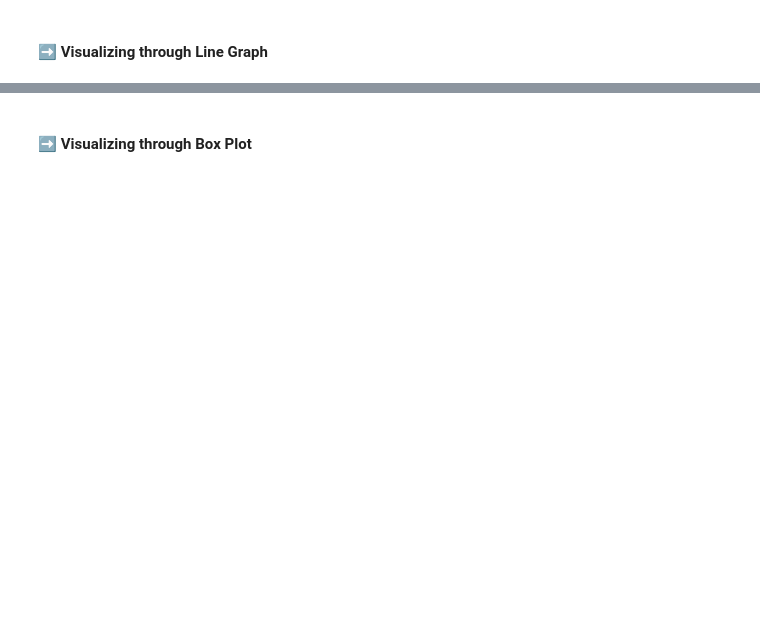
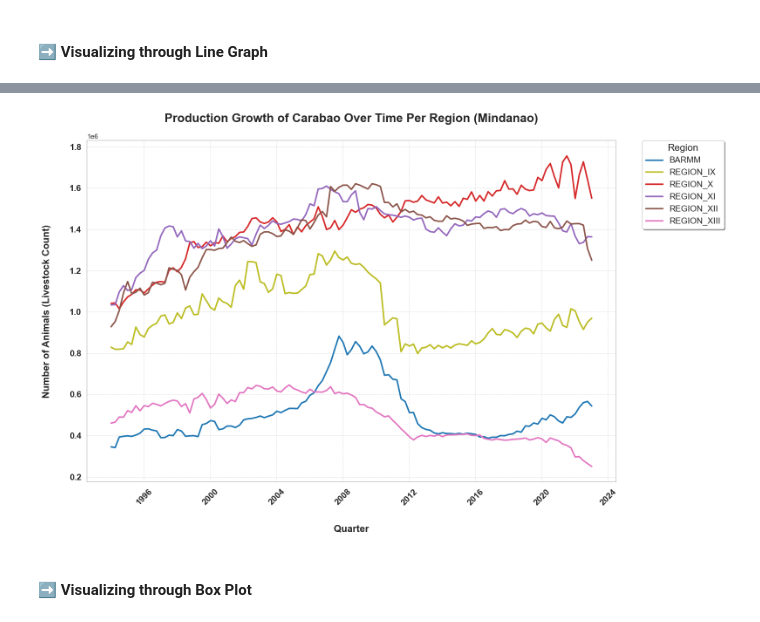
Before and after one commit to alpacaShiro/Livestock_Lifelines, a Jupyter notebook: Group2_4CSC_LivestockLifelines.ipynb, the cells around one changed output, grey strips where cells are left out. Saved outputs shown, nothing was run; the diff lists cells and outputs as text; code cells hidden in the pictures; blank space fills up the shorter version.

```diff
--- a/Group2_4CSC_LivestockLifelines.ipynb
+++ b/Group2_4CSC_LivestockLifelines.ipynb
@@ -1059,3 +1552,65 @@ plt.show()
+# %%
+# Group by Quarter and Animal Type
+grouped_data = melted_livestock.groupby(['QUARTER', 'REGION'])['LIVESTOCK_COUNT'].sum().reset_index()
+
+# Filter for Luzon regions
+mindanao_regions = ['REGION_IX', 'REGION_X', 'REGION_XI', 'REGION_XII', 'REGION_XIII', 'BARMM']
+grouped_data_mindanao = grouped_data[grouped_data['REGION'].isin(mindanao_regions)]
+
+# Set style for the plot
+sns.set_style("whitegrid")
+palette = sns.color_palette("tab10")  # Distinct, recognizable colors
+
+# Create the plot
+plt.figure(figsize=(16, 10))
+sns.lineplot(
+    data=grouped_data_mindanao,
+    x='QUARTER',
+    y='LIVESTOCK_COUNT',
+    hue='REGION',
+    palette=palette,
+    linewidth=2.5
+)
+
+# Customize the title and labels (bold text and added padding)
+plt.title('Production Growth of Carabao Over Time Per Region (Mindanao)', fontsize=20, fontweight='bold', pad=30)
+plt.xlabel('Quarter', fontsize=16, fontweight='bold', labelpad=30)
+plt.ylabel('Number of Animals (Livestock Count)', fontsize=16, fontweight='bold', labelpad=30)
+
+# Bold the tick labels and adjust size
+plt.xticks(fontsize=14, fontweight='bold', rotation=45)
+plt.yticks(fontsize=14, fontweight='bold')
+
+# Customize the legend
+# Get current handles and labels from the plot
+handles, labels = plt.gca().get_legend_handles_labels()
+
+# Filter the handles and labels based on Luzon regions
+filtered_handles = [handle for handle, label in zip(handles, labels) if label in mindanao_regions]
+filtered_labels = [label for label in labels if label in mindanao_regions]
+
+# Manually set the filtered handles and labels
+plt.legend(
+    handles=filtered_handles,
+    labels=filtered_labels,
+    title='Region',
+    fontsize=14,
+    title_fontsize=16,
+    bbox_to_anchor=(1.05, 1),
+    loc='upper left',
+    borderaxespad=0.0,
+    frameon=True,
+    shadow=True
+)
+
+# Enhance the gridlines
+plt.grid(visible=True, linestyle='--', linewidth=0.7, alpha=0.7)
+
+# Adjust layout and show the plot
+plt.tight_layout()
+plt.show()
+# %% [output]
+[figure, added]
 # %% [markdown]
 #### ➡️ Visualizing through Box Plot
 # %%
```
Also changed, not shown: parts of 30 cells of this notebook.
